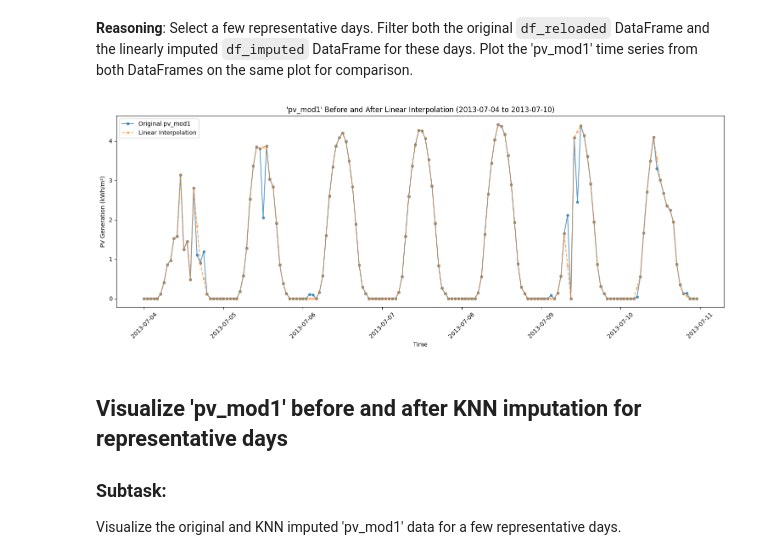
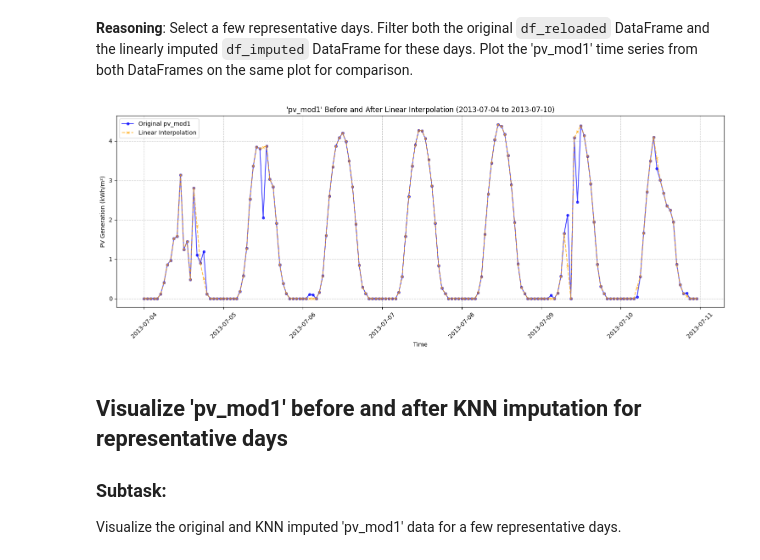
Before and after one commit to asonidou/Energy-Data, a Jupyter notebook: Copy_of_jupyter.ipynb, the cells around one changed output. Saved outputs shown, nothing was run; the diff lists cells and outputs as text; code cells hidden in the pictures.

```diff
--- a/Copy_of_jupyter.ipynb
+++ b/Copy_of_jupyter.ipynb
@@ -728,37 +728,37 @@ import pandas as pd
 
 # Ensure 'timestamp' column is in datetime format for both DataFrames
 df_reloaded['timestamp'] = pd.to_datetime(df_reloaded['timestamp'])
 df_imputed['timestamp'] = pd.to_datetime(df_imputed['timestamp'])
 
 
 # Create the 'date' column in df_reloaded and df_imputed
 df_reloaded['date'] = df_reloaded['timestamp'].dt.date
 df_imputed['date'] = df_imputed['timestamp'].dt.date
 
 
 # Select a few representative days (e.g., the first 2 days)
 representative_days = df_reloaded['date'].unique()[3:10]
 
 # Filter the original and imputed DataFrames for the selected days
 df_original_subset = df_reloaded[df_reloaded['date'].isin(representative_days)].copy()
 df_imputed_subset = df_imputed[df_imputed['date'].isin(representative_days)].copy()
 
 
 # Plot the 'pv_mod1' time series before and after interpolation for the selected days
 plt.figure(figsize=(15, 6))
-plt.plot(df_original_subset['timestamp'], df_original_subset['pv_mod1'], label='Original pv_mod1', marker='o', linestyle='-', markersize=4, alpha=0.7)
-plt.plot(df_imputed_subset['timestamp'], df_imputed_subset['pv_mod1'], label='Linear Interpolation', marker='x', linestyle='--', markersize=4, alpha=0.7)
+plt.plot(df_original_subset['timestamp'], df_original_subset['pv_mod1'], label='Original pv_mod1',color='blue', marker='o', linestyle='-', markersize=4, alpha=0.7)
+plt.plot(df_imputed_subset['timestamp'], df_imputed_subset['pv_mod1'], label='Linear Interpolation',color='orange', marker='x', linestyle='--', markersize=4, alpha=0.7)
 
 plt.title(f"'pv_mod1' Before and After Linear Interpolation ({representative_days[0]} to {representative_days[-1]})")
 plt.xlabel('Time')
 plt.ylabel('PV Generation (kWh/m²)')
 plt.legend()
-plt.grid(False)
+plt.grid(True, linestyle='--', alpha=0.7)
 plt.xticks(rotation=45)
 plt.tight_layout()
 plt.show()
 # %% [output]
-[figure, old version]
+[figure, new version]
 # %% [markdown]
 ## Visualize 'pv_mod1' before and after KNN imputation for representative days
 
```
Also changed, not shown: parts of 11 cells of this notebook.
